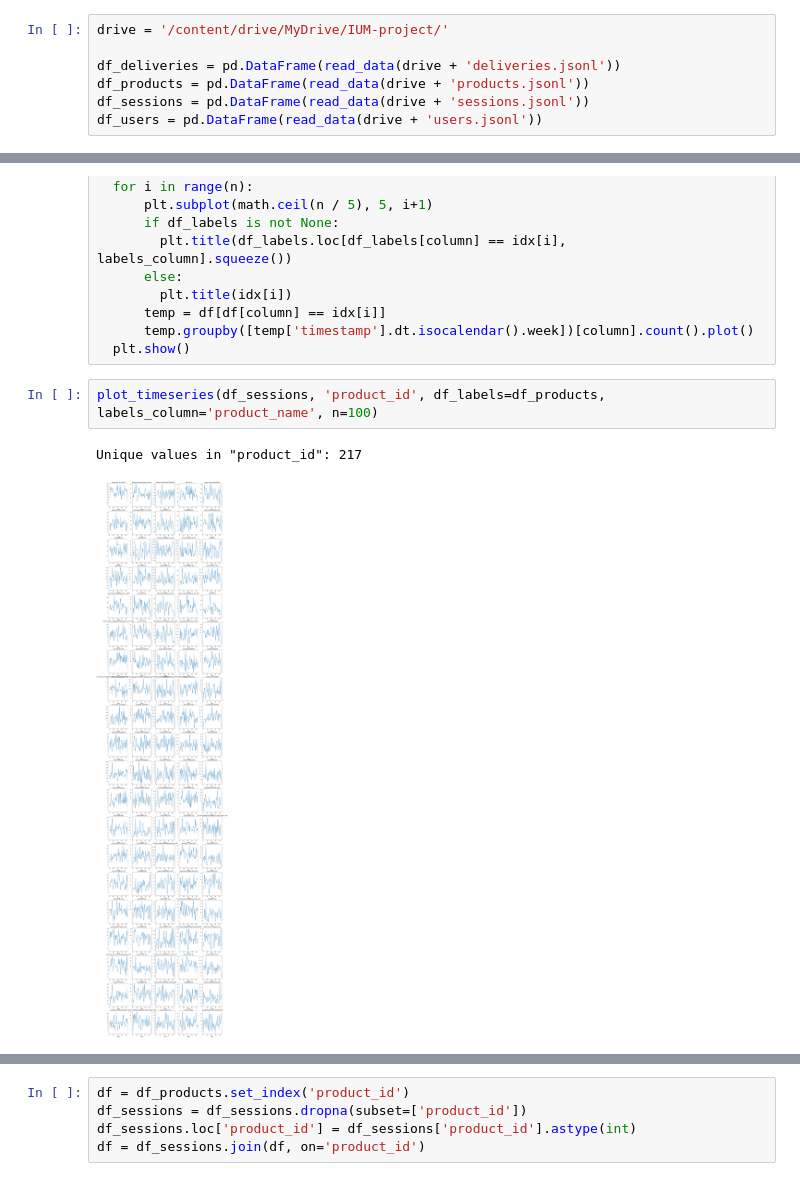
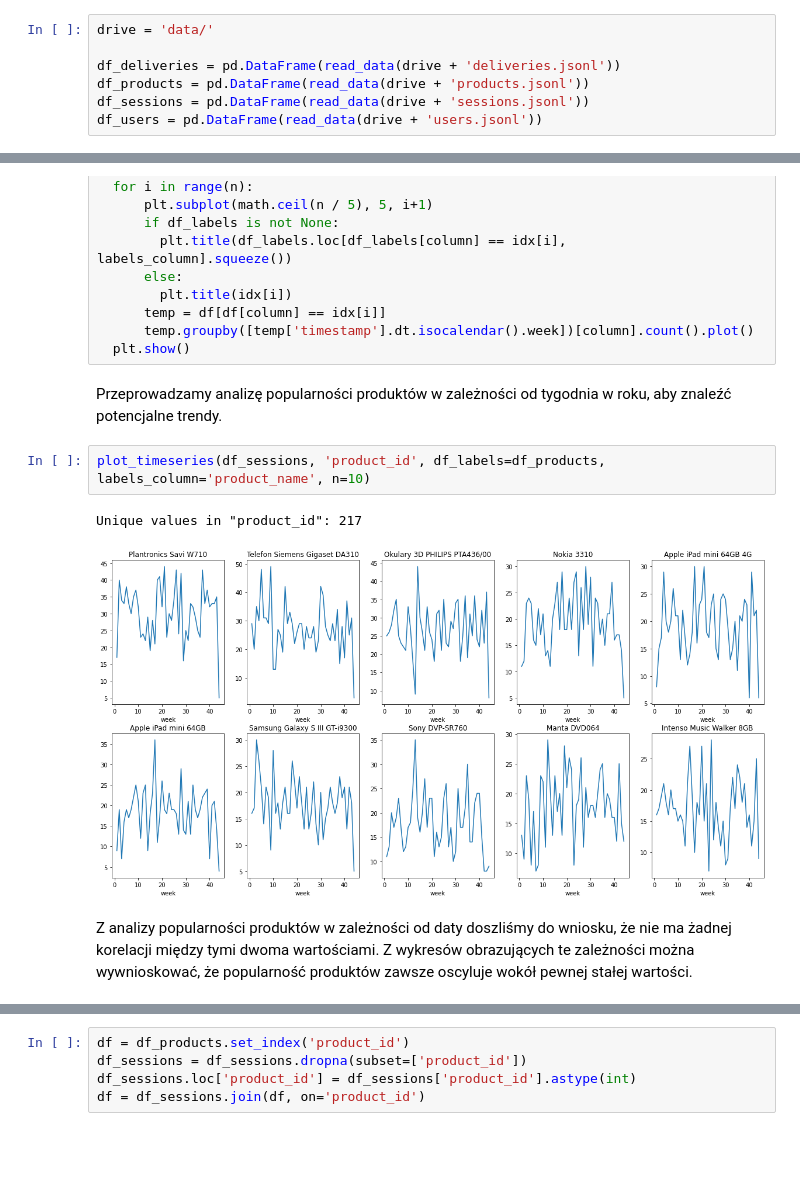
Before and after one commit to Laszer271/IUM-project, a Jupyter notebook: EDA.ipynb, the cells around one changed output, grey strips where cells are left out. Drawn from its saved outputs; the diff is of its cells as text; blank space fills up the shorter version.

```diff
--- a/EDA.ipynb
+++ b/EDA.ipynb
@@ -15,7 +18,7 @@ def read_data(path):
     json_formatted = re.sub('null', 'None', json_formatted)
     return ast.literal_eval(json_formatted)
 # %%
-drive = '/content/drive/MyDrive/IUM-project/'
+drive = 'data/'
 
 df_deliveries = pd.DataFrame(read_data(drive + 'deliveries.jsonl'))
 df_products = pd.DataFrame(read_data(drive + 'products.jsonl'))
@@ -58,8 +61,12 @@ def plot_timeseries(df, column, n=10, df_labels=None, labels_column=None):
       temp = df[df[column] == idx[i]]
       temp.groupby([temp['timestamp'].dt.isocalendar().week])[column].count().plot()
   plt.show()
+# %% [markdown]
+Przeprowadzamy analizę popularności produktów w zależności od tygodnia w roku, aby znaleźć potencjalne trendy.
 # %%
-plot_timeseries(df_sessions, 'product_id', df_labels=df_products, labels_column='product_name', n=100)
+plot_timeseries(df_sessions, 'product_id', df_labels=df_products, labels_column='product_name', n=10)
 # %% [output]
 Unique values in "product_id": 217
-[figure, old version]
+[figure, new version]
+# %% [markdown]
+Z analizy popularności produktów w zależności od daty doszliśmy do wniosku, że nie ma żadnej korelacji między tymi dwoma wartościami. Z wykresów obrazujących te zależności można wywnioskować, że popularność produktów zawsze oscyluje wokół pewnej stałej wartości.
```
Also changed, not shown: parts of 8 cells of this notebook.
